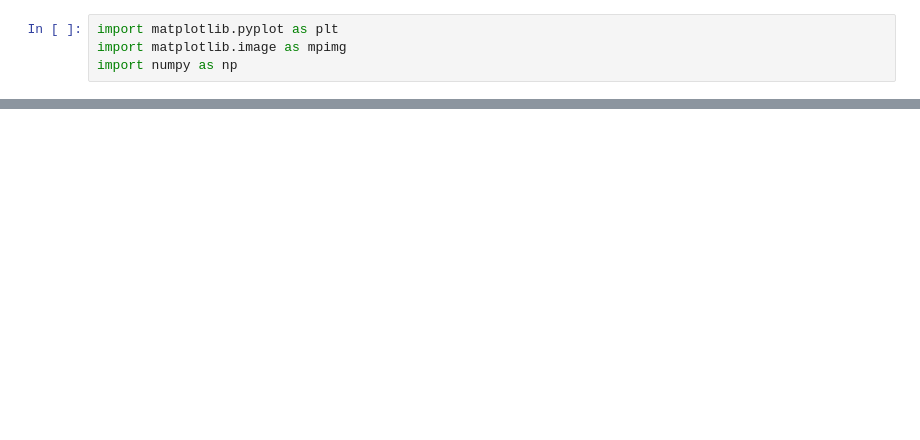
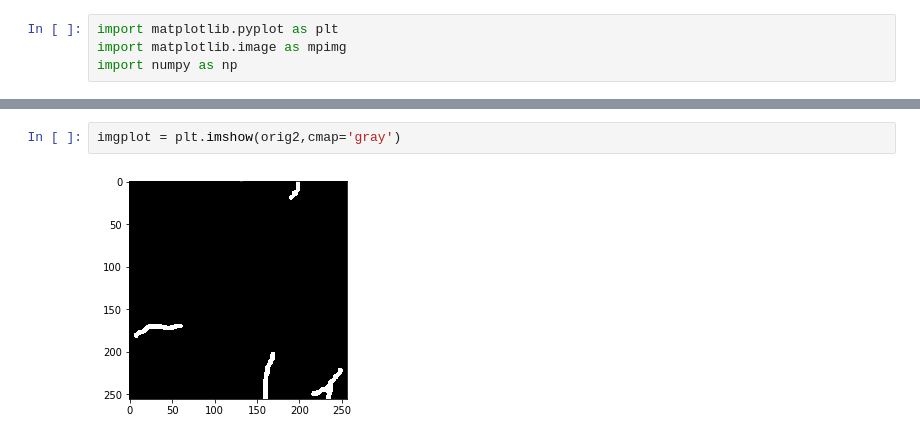
Before and after one commit to Chen-Yifan/DEM_segmentation, a Jupyter notebook: vis.ipynb, the cells around one changed output, grey strips where cells are left out. Cells and saved outputs as stored; diff of their text form; blank space fills up the shorter version.

```diff
--- a/vis.ipynb
+++ b/vis.ipynb
@@ -63,0 +48,4 @@ imgplot = plt.imshow(pred0,cmap='gray')
+# %%
+imgplot = plt.imshow(orig2,cmap='gray')
+# %% [output]
+[figure, added]
```
Also changed, not shown: parts of 20 cells of this notebook, 13 other files.
